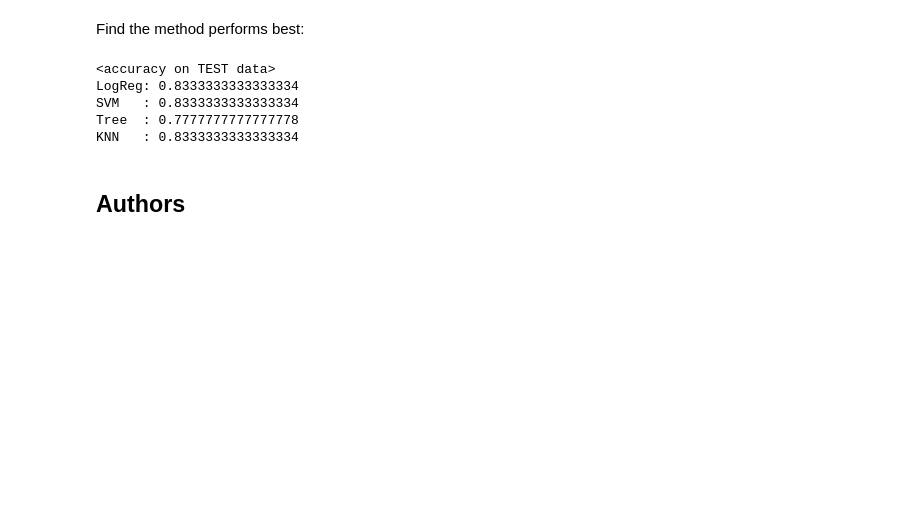
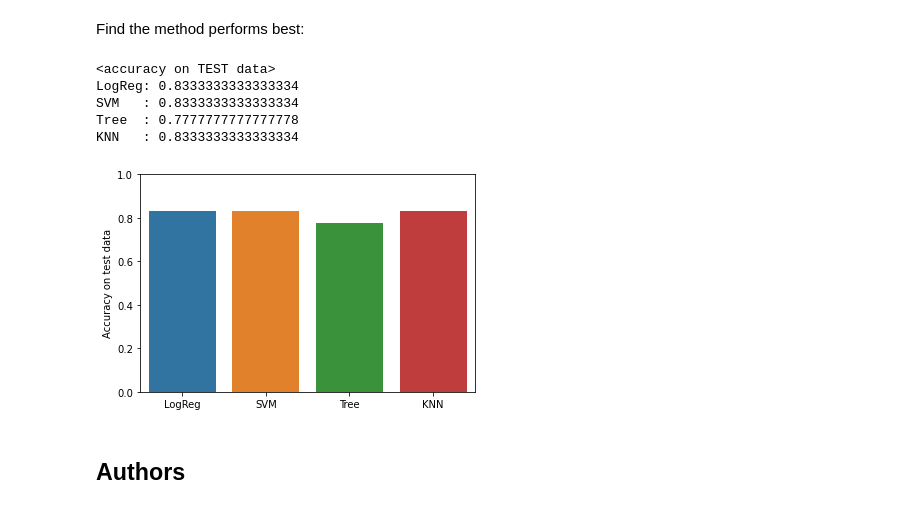
Before and after one commit to kazu-nak/cousera-capstone, a Jupyter notebook: Week4_Machine Learning Prediction.ipynb, the cells around one changed output. Cells and saved outputs as stored; diff of their text form; code cells hidden in the pictures; blank space fills up the shorter version.

```diff
--- a/Week4_Machine Learning Prediction.ipynb
+++ b/Week4_Machine Learning Prediction.ipynb
@@ -310,18 +310,31 @@ plot_confusion_matrix(Y_test,yhat)
 ## TASK  12
 # %% [markdown]
 Find the method performs best:
-# %%
-print("<accuracy on TEST data>")
-print("LogReg:", logreg_cv.score(X_test, Y_test))
-print("SVM   :", svm_cv.score(X_test, Y_test))
-print("Tree  :", tree_cv.score(X_test, Y_test))
-print("KNN   :", knn_cv.score(X_test, Y_test))
-# %% [output]
-<accuracy on TEST data>
-LogReg: 0.8333333333333334
-SVM   : 0.8333333333333334
-Tree  : 0.7777777777777778
-KNN   : 0.8333333333333334
+# %%
+score_logreg = logreg_cv.score(X_test, Y_test)
+score_svm = svm_cv.score(X_test, Y_test)
+score_tree = tree_cv.score(X_test, Y_test)
+score_knn = knn_cv.score(X_test, Y_test)
+
+labels = ['LogReg', 'SVM', 'Tree', 'KNN']
+values = [score_logreg, score_svm, score_tree, score_knn]
+
+sns.barplot(labels, values)
+plt.ylabel('Accuracy on test data')
+plt.ylim([0,1])
+
+print("<accuracy on TEST data>")
+print("LogReg:", score_logreg)
+print("SVM   :", score_svm)
+print("Tree  :", score_tree)
+print("KNN   :", score_knn)
+# %% [output]
+<accuracy on TEST data>
+LogReg: 0.8333333333333334
+SVM   : 0.8333333333333334
+Tree  : 0.7777777777777778
+KNN   : 0.8333333333333334
+[figure, added]
 # %% [markdown]
 ## Authors
 # %% [markdown]
```
